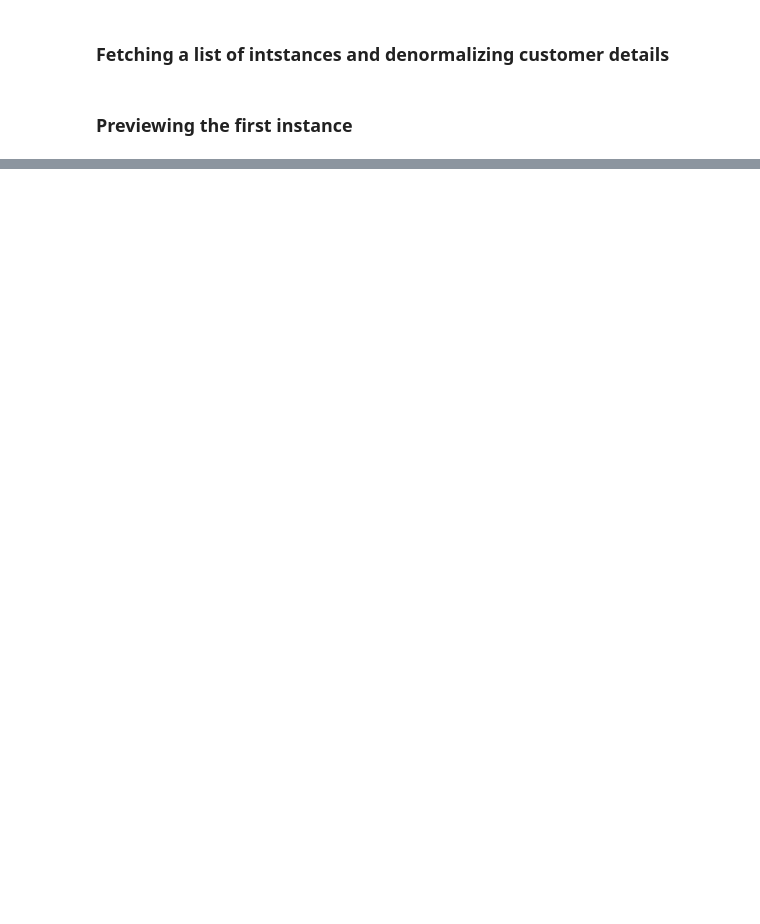
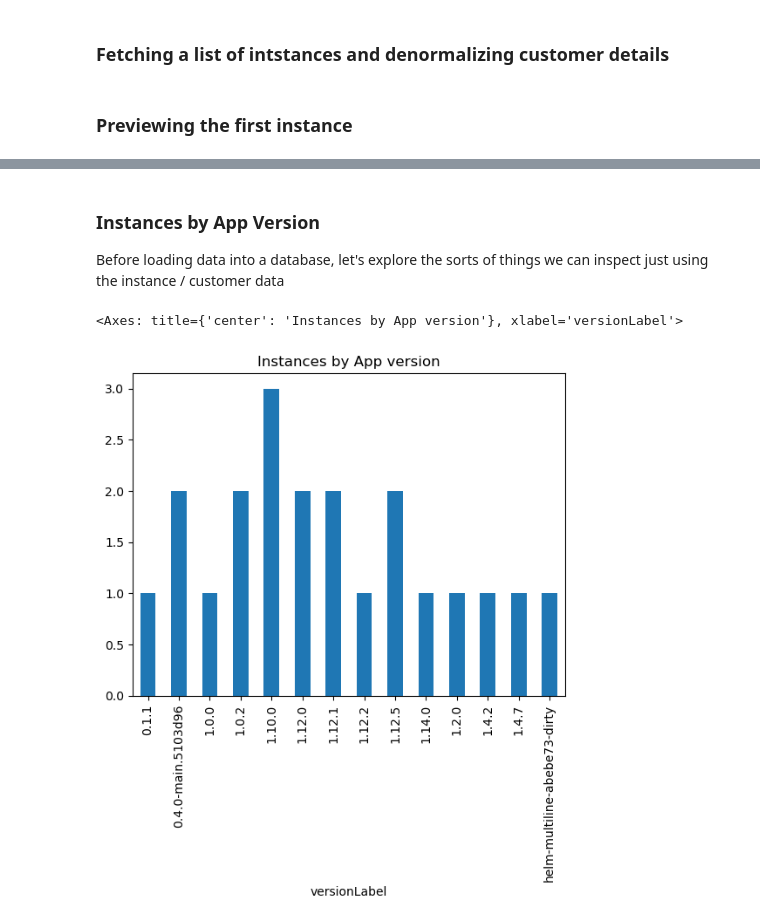
Before and after one commit to replicatedhq/wordpress-enterprise, a Jupyter notebook: analytics/notebooks/analytics.ipynb, the cells around one changed output, grey strips where cells are left out. Cells and saved outputs as stored; diff of their text form; code cells hidden in the pictures; blank space fills up the shorter version.

```diff
--- a/analytics/notebooks/analytics.ipynb
+++ b/analytics/notebooks/analytics.ipynb
@@ -54,0 +88,9 @@ flattened[0]
+# %% [markdown]
+### Instances by App Version
+
+Before loading data into a database, let's explore the sorts of things we can inspect just using the instance / customer data
+# %%
+df.groupby(['versionLabel'])['id'].count().plot(kind='bar', title='Instances by App version')
+# %% [output]
+<Axes: title={'center': 'Instances by App version'}, xlabel='versionLabel'>
+[figure, added]
```
Also changed, not shown: parts of 9 cells of this notebook.
